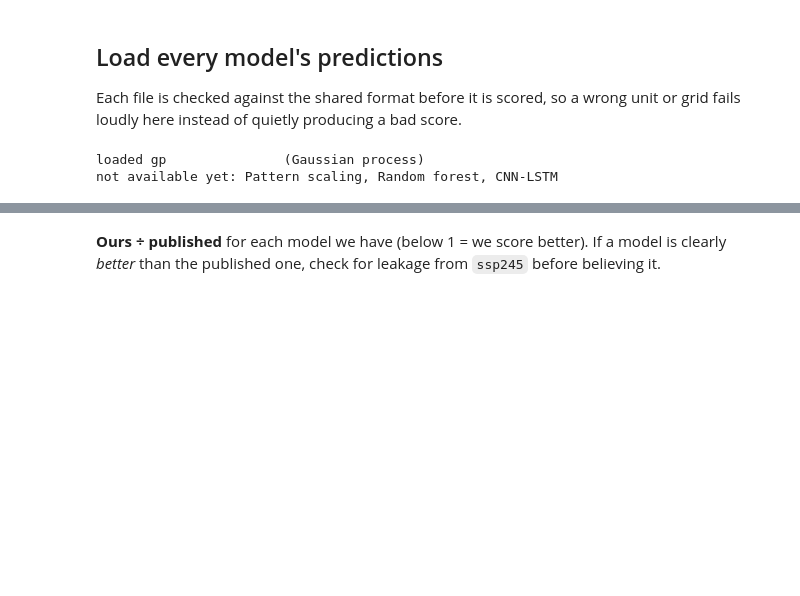
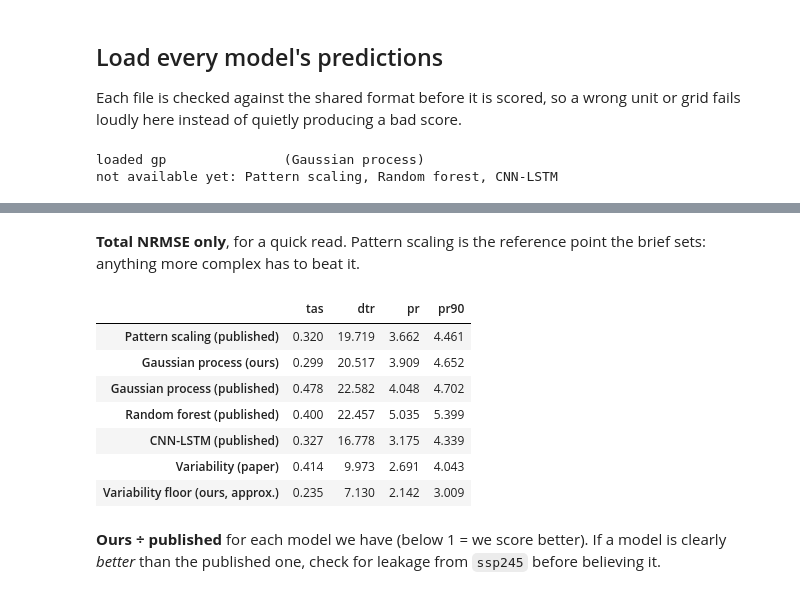
Before and after one commit to romanzrespicio/DSC180-D06-JCM-Project, a Jupyter notebook: notebooks/Week3_Leaderboard.ipynb, the cells around one changed output, grey strips where cells are left out. Saved outputs shown, nothing was run; the diff lists cells and outputs as text; code cells hidden in the pictures; blank space fills up the shorter version.

```diff
--- a/notebooks/Week3_Leaderboard.ipynb
+++ b/notebooks/Week3_Leaderboard.ipynb
@@ -138,3 +169,18 @@ leaderboard.round(3)
+# %% [markdown]
+**Total NRMSE only**, for a quick read. Pattern scaling is the reference point the brief sets: anything more complex
+has to beat it.
+# %%
+totals = leaderboard.xs("Total", axis=1, level=1)
+totals.round(3)
+# %% [output]
+|  | tas | dtr | pr | pr90 |
+| Pattern scaling (published) | 0.320 | 19.719 | 3.662 | 4.461 |
+| Gaussian process (ours) | 0.299 | 20.517 | 3.909 | 4.652 |
+| Gaussian process (published) | 0.478 | 22.582 | 4.048 | 4.702 |
+| Random forest (published) | 0.400 | 22.457 | 5.035 | 5.399 |
+| CNN-LSTM (published) | 0.327 | 16.778 | 3.175 | 4.339 |
+| Variability (paper) | 0.414 | 9.973 | 2.691 | 4.043 |
+| Variability floor (ours, approx.) | 0.235 | 7.130 | 2.142 | 3.009 |
 # %% [markdown]
 **Ours ÷ published** for each model we have (below 1 = we score better). If a model is clearly *better* than the
 published one, check for leakage from `ssp245` before believing it.
```
Also changed, not shown: parts of 8 cells of this notebook, 2 other files.
